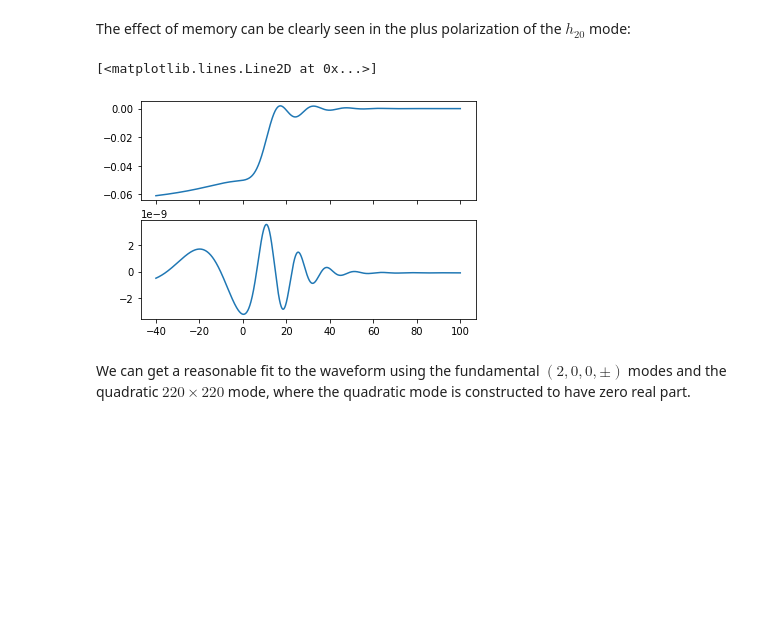
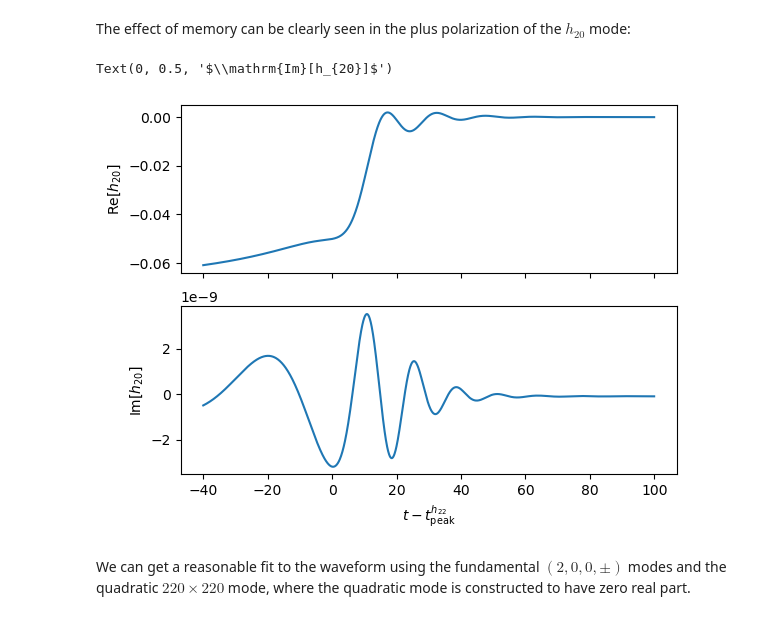
Before and after one commit to eliotfinch/qnmfits, a Jupyter notebook: examples/quadratic_qnms/modeling_memory.ipynb, the cells around one changed output. Cells and saved outputs as stored; diff of their text form; code cells hidden in the pictures; blank space fills up the shorter version.

```diff
--- a/examples/quadratic_qnms/modeling_memory.ipynb
+++ b/examples/quadratic_qnms/modeling_memory.ipynb
@@ -22,13 +22,18 @@ The effect of memory can be clearly seen in the plus polarization of the $h_{20}
 # %%
 plot_mask = (sim.times > -40) & (sim.times < 100)
 
 fig, axs = plt.subplots(2, sharex=True)
 
 axs[0].plot(sim.times[plot_mask], np.real(sim.h[2,0])[plot_mask])
 axs[1].plot(sim.times[plot_mask], np.imag(sim.h[2,0])[plot_mask])
+
+axs[1].set_xlabel('$t - t^{h_{22}}_\mathrm{peak}$')
+
+axs[0].set_ylabel('$\mathrm{Re}[h_{20}]$')
+axs[1].set_ylabel('$\mathrm{Im}[h_{20}]$')
 # %% [output]
-[<matplotlib.lines.Line2D at 0x...>]
+Text(0, 0.5, '$\\mathrm{Im}[h_{20}]$')
-[figure, old version]
+[figure, new version]
 # %% [markdown]
 We can get a reasonable fit to the waveform using the fundamental $(2,0,0,\pm)$ modes and the quadratic $220 \times 220$ mode, where the quadratic mode is constructed to have zero real part.
 # %%
```
Also changed, not shown: parts of 8 cells of this notebook.
